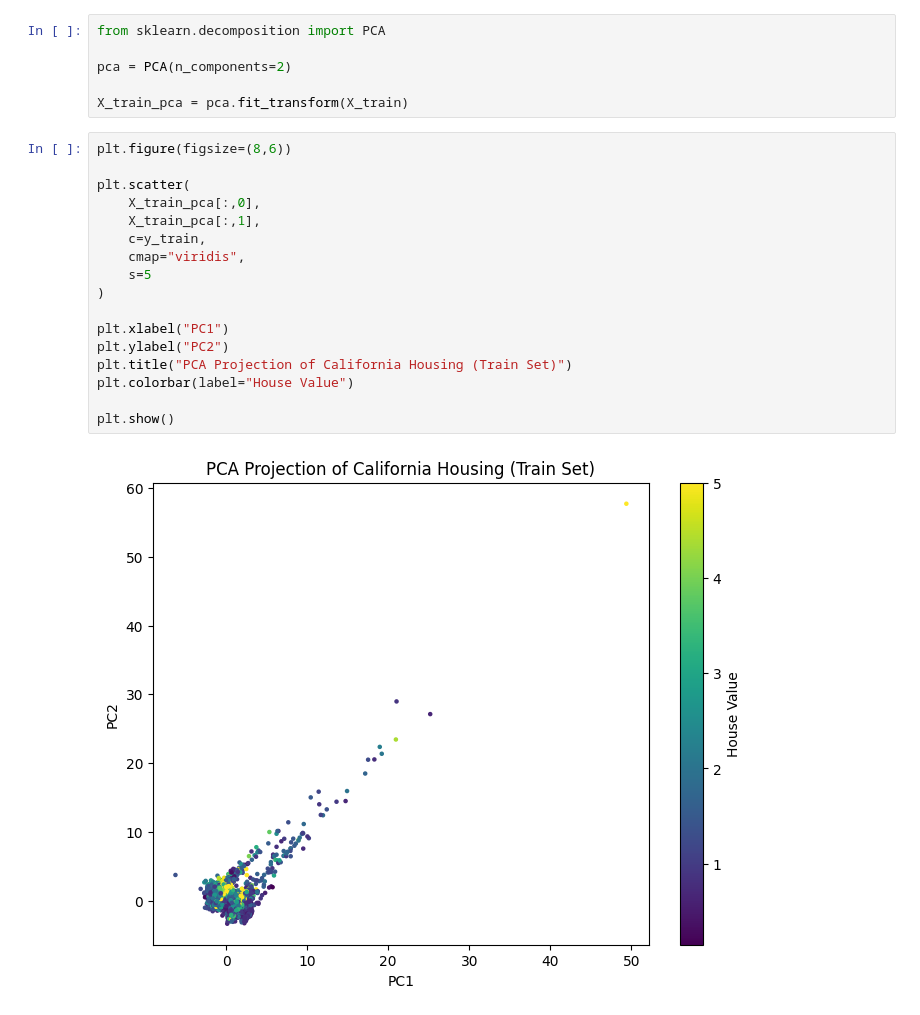
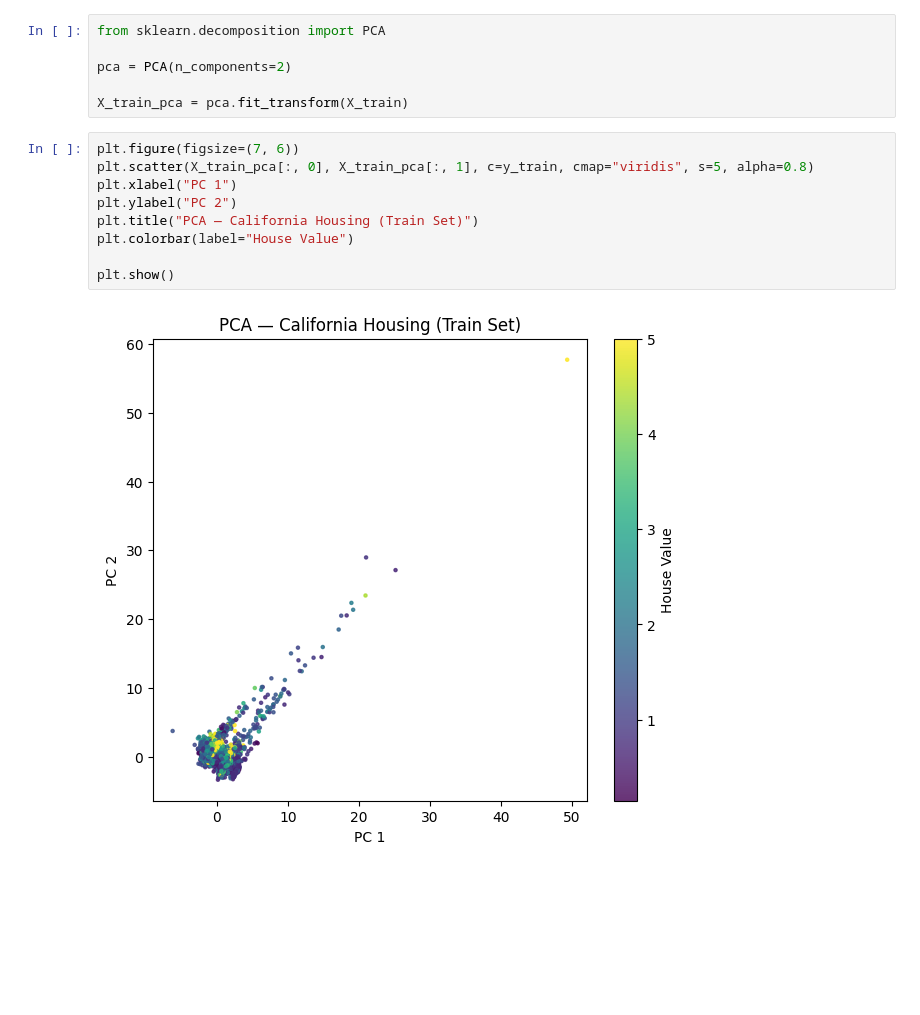
Before and after one commit to gabdourado/AI, a Jupyter notebook: Optimization/SGD.ipynb, the cells around one changed output. Cells and saved outputs as stored; diff of their text form; blank space fills up the shorter version.

```diff
--- a/Optimization/SGD.ipynb
+++ b/Optimization/SGD.ipynb
@@ -287,21 +290,13 @@ pca = PCA(n_components=2)
 
 X_train_pca = pca.fit_transform(X_train)
 # %%
-plt.figure(figsize=(8,6))
-
-plt.scatter(
-    X_train_pca[:,0],
-    X_train_pca[:,1],
-    c=y_train,
-    cmap="viridis",
-    s=5
-)
-
-plt.xlabel("PC1")
-plt.ylabel("PC2")
-plt.title("PCA Projection of California Housing (Train Set)")
+plt.figure(figsize=(7, 6))
+plt.scatter(X_train_pca[:, 0], X_train_pca[:, 1], c=y_train, cmap="viridis", s=5, alpha=0.8)
+plt.xlabel("PC 1")
+plt.ylabel("PC 2")
+plt.title("PCA — California Housing (Train Set)")
 plt.colorbar(label="House Value")
 
 plt.show()
 # %% [output]
-[figure, old version]
+[figure, new version]
```
Also changed, not shown: parts of 5 cells of this notebook, 1 other file.
